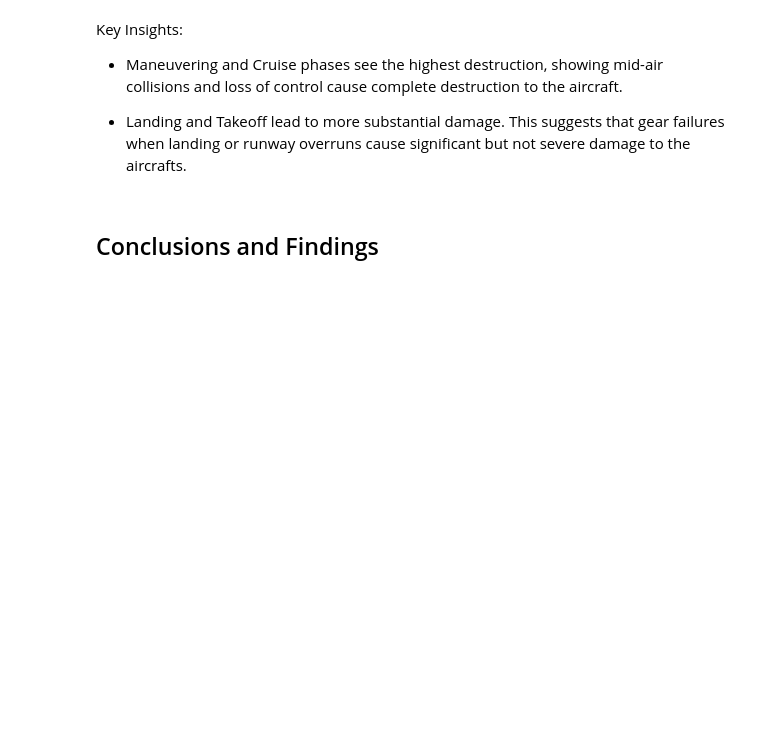
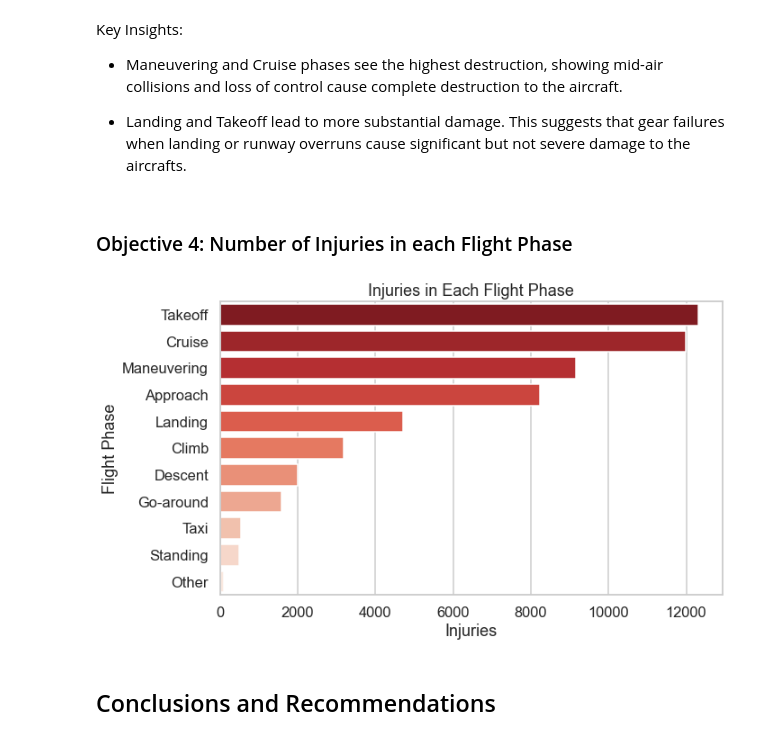
Before and after one commit to DianaMayalo/Phase-1-Project-Moringa-School, a Jupyter notebook: Aviation.ipynb, the cells around one changed output. Drawn from its saved outputs; the diff is of its cells as text; code cells hidden in the pictures; blank space fills up the shorter version.

```diff
--- a/Aviation.ipynb
+++ b/Aviation.ipynb
@@ -391,6 +392,33 @@ Key Insights:
 - Maneuvering and Cruise phases see the highest destruction, showing mid-air collisions and loss of control cause complete destruction to the aircraft.
 
 - Landing and Takeoff lead to more substantial damage. This suggests that gear failures when landing or runway overruns cause significant but not severe damage to the aircrafts.
+# %% [markdown]
+### Objective 4: Number of Injuries in each Flight Phase
+# %%
+# Create 'Total Injuries' column summing injury types
+df["Total Injuries"] = df["Total.Fatal.Injuries"] + df["Total.Serious.Injuries"] + df["Total.Minor.Injuries"]
+
+# Filter out unknown flight phases
+df_filtered = df[df["Broad.phase.of.flight"] != "Unknown"]
+
+# Group by Flight Phase and sum the injuries
+injuries_by_phase = df_filtered.groupby("Broad.phase.of.flight")["Total Injuries"].sum().reset_index()
+
+# Sort by number of injuries
+injuries_by_phase = injuries_by_phase.sort_values(by="Total Injuries", ascending=False)
+
+sns.set_style("whitegrid")
+
+plt.figure(figsize=(10, 6))
+sns.barplot(y="Broad.phase.of.flight", x="Total Injuries", data=injuries_by_phase, palette="Reds_r")
+
+plt.ylabel("Flight Phase")
+plt.xlabel("Injuries")
+plt.title("Injuries in Each Flight Phase")
+
+plt.show()
+# %% [output]
+[figure, added]
 # %% [markdown]
-## Conclusions and Findings
+## Conclusions and Recommendations
 # %% [markdown]
```
Also changed, not shown: parts of 20 cells of this notebook.
